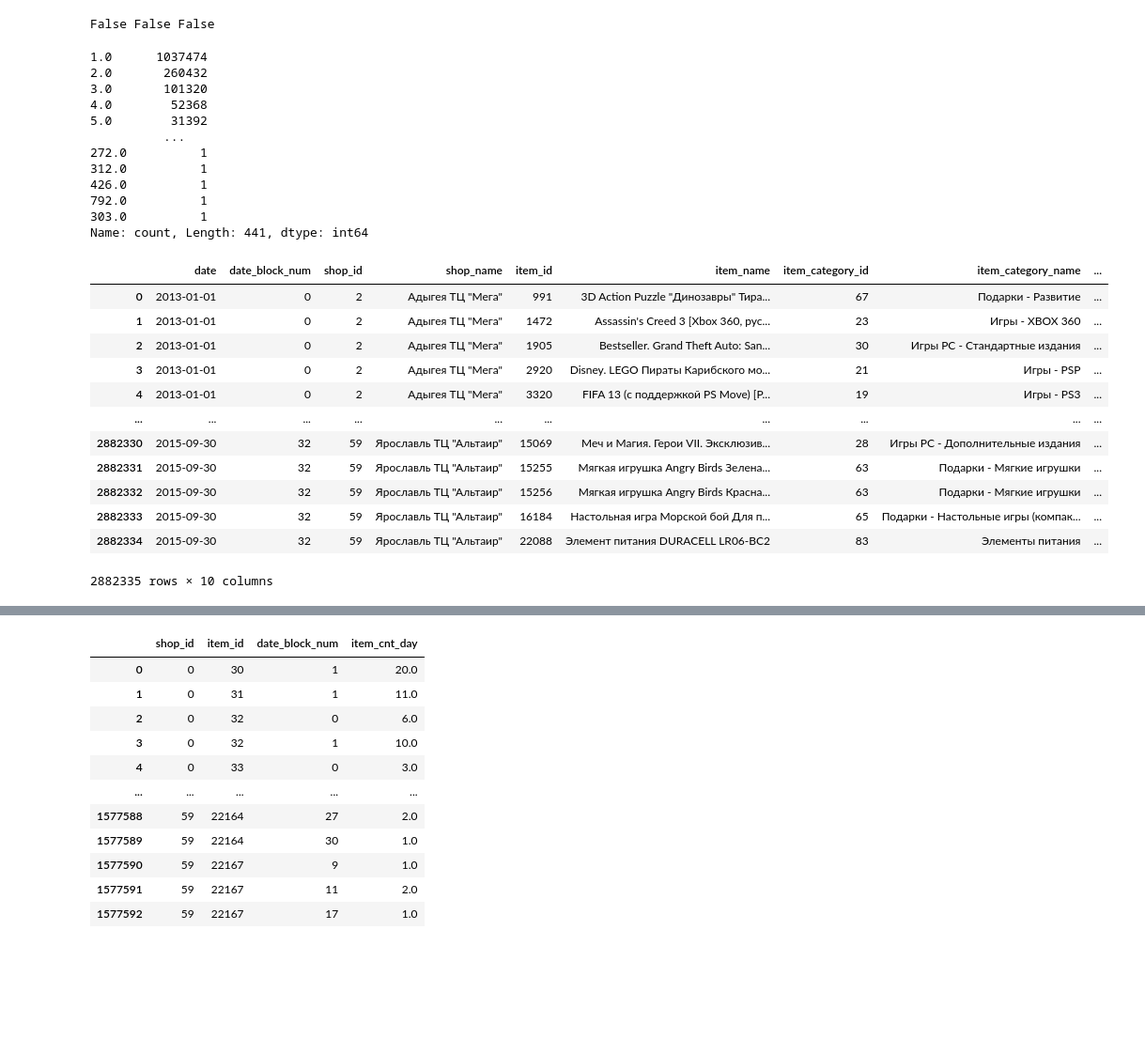
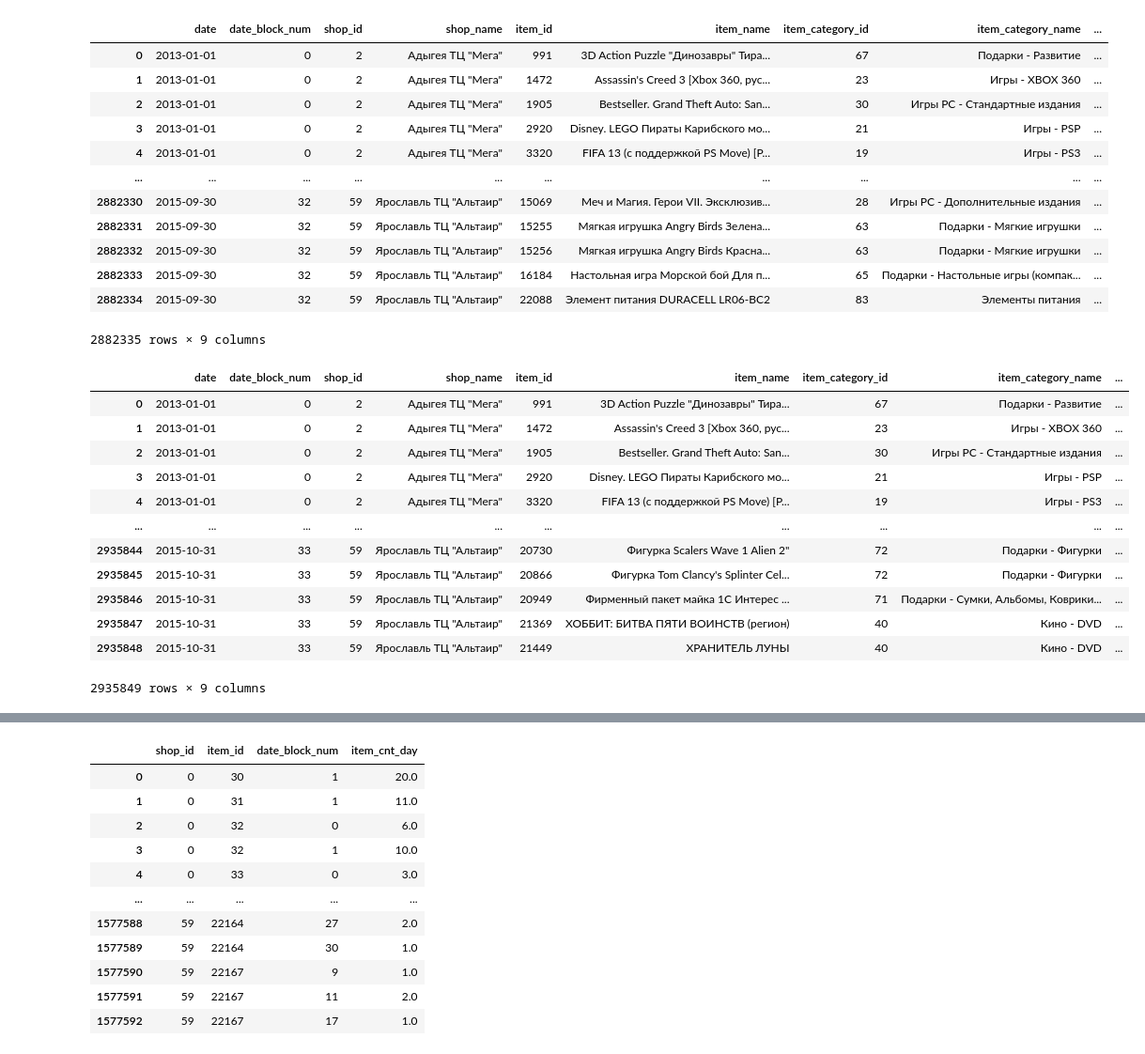
Before and after one commit to milymilek/sales-forecasting, a Jupyter notebook: notebooks/data_processing.ipynb, the cells around one changed output, grey strips where cells are left out. Shown at 94% size. Saved outputs shown, nothing was run; the diff lists cells and outputs as text; code cells hidden in the pictures; blank space fills up the shorter version.

```diff
--- a/notebooks/data_processing.ipynb
+++ b/notebooks/data_processing.ipynb
@@ -15,8 +15,3 @@ import torch.optim as optim
 # %%
 df = pd.read_parquet(".data/df_full.parquet")
 df_items = pd.read_csv(".data/items.csv")
-# %%
-valid_index = (df['date_block_num'] == df['date_block_num'].max())
-
-df_train = df[~valid_index] #.drop(columns=["date_block_num"])
-df_valid = df[valid_index] #.drop(columns=["date_block_num"])
@@ -30,22 +18,13 @@ def check_arranged_index(arr: np.ndarray) -> bool:
-# %%
-print(check_arranged_index(uq_shops), check_arranged_index(uq_items), check_arranged_index(uq_categories))
-# %% [output]
-False False False
-# %%
-pd.Series(df_train.groupby(["shop_id", "item_id", "date_block_num"])['item_cnt_day'].sum().values).value_counts()
-# %% [output]
-1.0      1037474
-2.0       260432
-3.0       101320
-4.0        52368
-5.0        31392
-          ...
-272.0          1
-312.0          1
-426.0          1
-792.0          1
-303.0          1
-Name: count, Length: 441, dtype: int64
+# %%
+def timeseries_split(df: pd.DataFrame, col: str) -> tuple[pd.DataFrame, pd.DataFrame, pd.DataFrame]:
+    assert df[col].dtype == np.int64, "Expected np.int64 timeseries month column"
+    max_month = df[col].max()
+    train_index = (df[col] <= max_month - 2)
+    valid_index = (df[col] <= max_month - 1)
+    test_index = (df[col] <= max_month)
+    return df[train_index], df[valid_index], df[test_index]
+# %%
+df_train, df_valid, df_test = timeseries_split(df, col="date_block_num")
 # %%
 df_train
 # %% [output]
@@ -61,4 +40,20 @@ df_train
 | 2882332 | 2015-09-30 | 32 | 59 | Ярославль ТЦ "Альтаир" | 15256 | Мягкая игрушка Angry Birds Красна... | 63 | Подарки - Мягкие игрушки | ... |
 | 2882333 | 2015-09-30 | 32 | 59 | Ярославль ТЦ "Альтаир" | 16184 | Настольная игра Морской бой Для п... | 65 | Подарки - Настольные игры (компак... | ... |
 | 2882334 | 2015-09-30 | 32 | 59 | Ярославль ТЦ "Альтаир" | 22088 | Элемент питания DURACELL LR06-BC2 | 83 | Элементы питания | ... |
-2882335 rows × 10 columns
+2882335 rows × 9 columns
+# %%
+df_valid
+# %% [output]
+|  | date | date_block_num | shop_id | shop_name | item_id | item_name | item_category_id | item_category_name | ... |
+| 0 | 2013-01-01 | 0 | 2 | Адыгея ТЦ "Мега" | 991 | 3D Action Puzzle "Динозавры" Тира... | 67 | Подарки - Развитие | ... |
+| 1 | 2013-01-01 | 0 | 2 | Адыгея ТЦ "Мега" | 1472 | Assassin's Creed 3 [Xbox 360, рус... | 23 | Игры - XBOX 360 | ... |
+| 2 | 2013-01-01 | 0 | 2 | Адыгея ТЦ "Мега" | 1905 | Bestseller. Grand Theft Auto: San... | 30 | Игры PC - Стандартные издания | ... |
+| 3 | 2013-01-01 | 0 | 2 | Адыгея ТЦ "Мега" | 2920 | Disney. LEGO Пираты Карибского мо... | 21 | Игры - PSP | ... |
+| 4 | 2013-01-01 | 0 | 2 | Адыгея ТЦ "Мега" | 3320 | FIFA 13 (с поддержкой PS Move) [P... | 19 | Игры - PS3 | ... |
+| ... | ... | ... | ... | ... | ... | ... | ... | ... | ... |
+| 2935844 | 2015-10-31 | 33 | 59 | Ярославль ТЦ "Альтаир" | 20730 | Фигурка Scalers Wave 1 Alien 2" | 72 | Подарки - Фигурки | ... |
+| 2935845 | 2015-10-31 | 33 | 59 | Ярославль ТЦ "Альтаир" | 20866 | Фигурка Tom Clancy's Splinter Cel... | 72 | Подарки - Фигурки | ... |
+| 2935846 | 2015-10-31 | 33 | 59 | Ярославль ТЦ "Альтаир" | 20949 | Фирменный пакет майка 1С Интерес ... | 71 | Подарки - Сумки, Альбомы, Коврики... | ... |
+| 2935847 | 2015-10-31 | 33 | 59 | Ярославль ТЦ "Альтаир" | 21369 | ХОББИТ: БИТВА ПЯТИ ВОИНСТВ (регион) | 40 | Кино - DVD | ... |
+| 2935848 | 2015-10-31 | 33 | 59 | Ярославль ТЦ "Альтаир" | 21449 | ХРАНИТЕЛЬ ЛУНЫ | 40 | Кино - DVD | ... |
+2935849 rows × 9 columns
```
Also changed, not shown: parts of 23 cells of this notebook, 4 other files.
